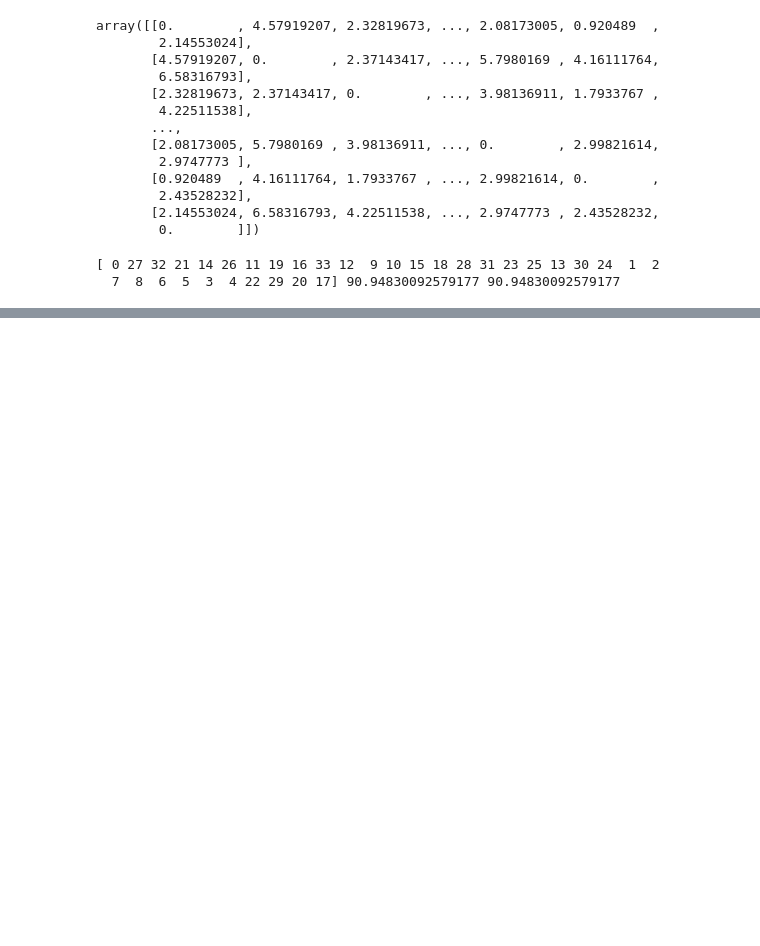
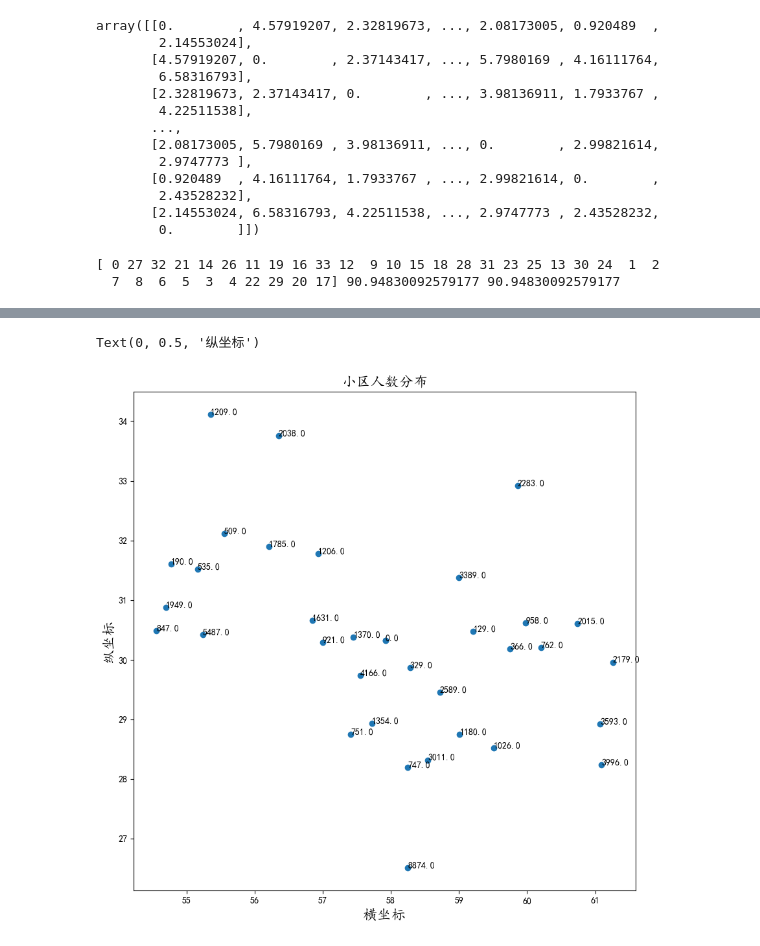
Before and after one commit to xuliji/2022H, a Jupyter notebook: 问题4_蚁群算法.ipynb, the cells around one changed output, grey strips where cells are left out. Saved outputs shown, nothing was run; the diff lists cells and outputs as text; code cells hidden in the pictures; blank space fills up the shorter version.

```diff
--- a/问题4_蚁群算法.ipynb
+++ b/问题4_蚁群算法.ipynb
@@ -130,0 +131,11 @@ Text(0.5, 1.0, '蚁群优化算法')
+# %%
+plt.figure(figsize=(10, 10))
+plt.scatter(best_points_coordinate[:, 0], best_points_coordinate[:, 1])
+for i in range(len(best_points)):
+    plt.text(data_4[best_points[i], 1], data_4[best_points[i], 2], str(data_4[best_points[i], 0]))
+plt.title('小区人数分布', fontsize=16)
+plt.xlabel('横坐标', fontsize=16)
+plt.ylabel('纵坐标', fontsize=16)
+# %% [output]
+Text(0, 0.5, '纵坐标')
+[figure, added]
```
Also changed, not shown: parts of 1 cell of this notebook, 3 other files.
